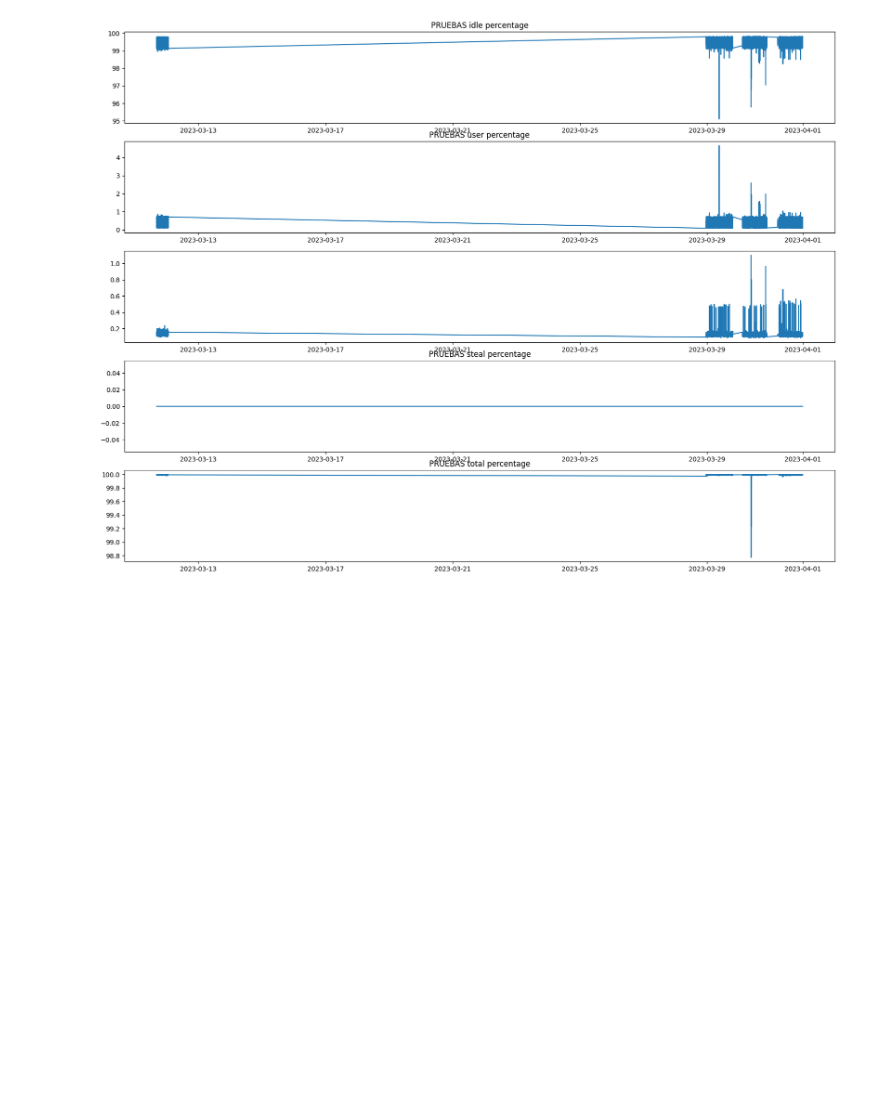
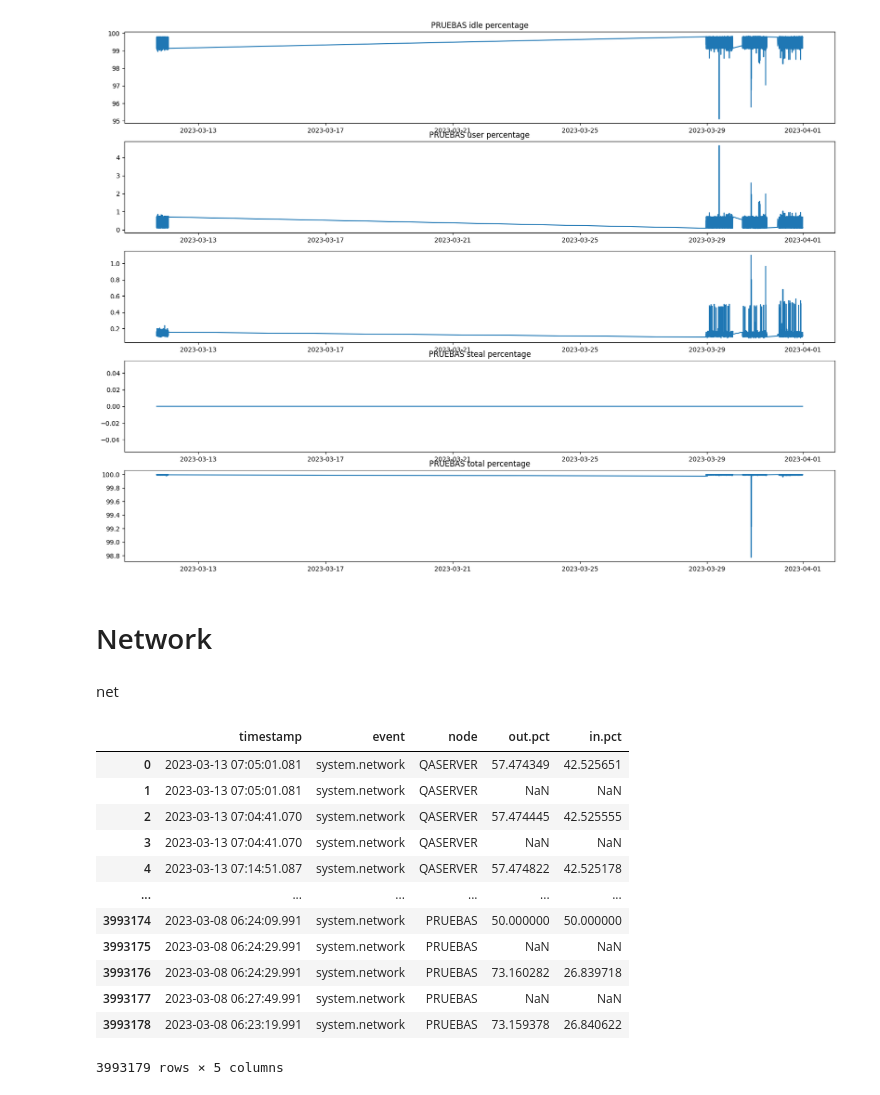
Before and after one commit to HernandezM22/dsc-kio-challenge, a Jupyter notebook: app/notebooks/j_sys_analysis.ipynb, the cells around one changed output. Drawn from its saved outputs; the diff is of its cells as text; code cells hidden in the pictures; blank space fills up the shorter version.

```diff
--- a/app/notebooks/j_sys_analysis.ipynb
+++ b/app/notebooks/j_sys_analysis.ipynb
@@ -173,3 +175,17 @@ plot_server_info(df_, servers)
 [figure]
 [figure]
 [figure]
+# %% [markdown]
+# Network
+# %% [markdown]
+net
+# %%
+net2 = (
+    net
+    .lazy()
+    .with_columns(
+        ((pl.col('network.out.bytes') / (pl.col('network.out.bytes')+pl.col('network.in.bytes'))*100).alias('out.pct')),
+        ((pl.col('network.in.bytes') / (pl.col('network.out.bytes')+pl.col('network.in.bytes'))*100).alias('in.pct'))
+    )
+    .collect()
+)
@@ -175,0 +196,16 @@ plot_server_info(df_, servers)
+# %%
+out2
+# %% [output]
+|  | timestamp | event | node | out.pct | in.pct |
+| 0 | 2023-03-13 07:05:01.081 | system.network | QASERVER | 57.474349 | 42.525651 |
+| 1 | 2023-03-13 07:05:01.081 | system.network | QASERVER | NaN | NaN |
+| 2 | 2023-03-13 07:04:41.070 | system.network | QASERVER | 57.474445 | 42.525555 |
+| 3 | 2023-03-13 07:04:41.070 | system.network | QASERVER | NaN | NaN |
+| 4 | 2023-03-13 07:14:51.087 | system.network | QASERVER | 57.474822 | 42.525178 |
+| ... | ... | ... | ... | ... | ... |
+| 3993174 | 2023-03-08 06:24:09.991 | system.network | PRUEBAS | 50.000000 | 50.000000 |
+| 3993175 | 2023-03-08 06:24:29.991 | system.network | PRUEBAS | NaN | NaN |
+| 3993176 | 2023-03-08 06:24:29.991 | system.network | PRUEBAS | 73.160282 | 26.839718 |
+| 3993177 | 2023-03-08 06:27:49.991 | system.network | PRUEBAS | NaN | NaN |
+| 3993178 | 2023-03-08 06:23:19.991 | system.network | PRUEBAS | 73.159378 | 26.840622 |
+3993179 rows × 5 columns
```
Also changed, not shown: parts of 7 cells of this notebook.
